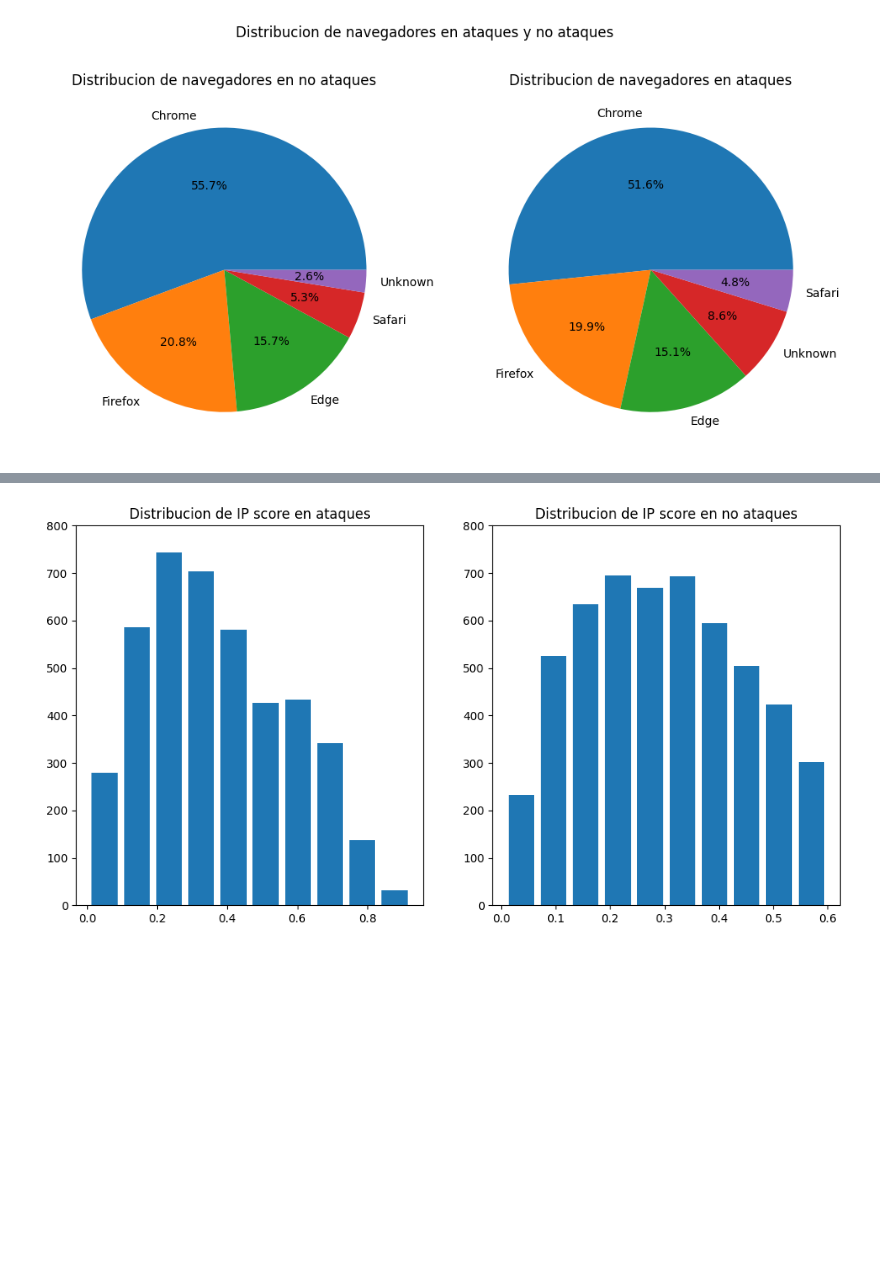
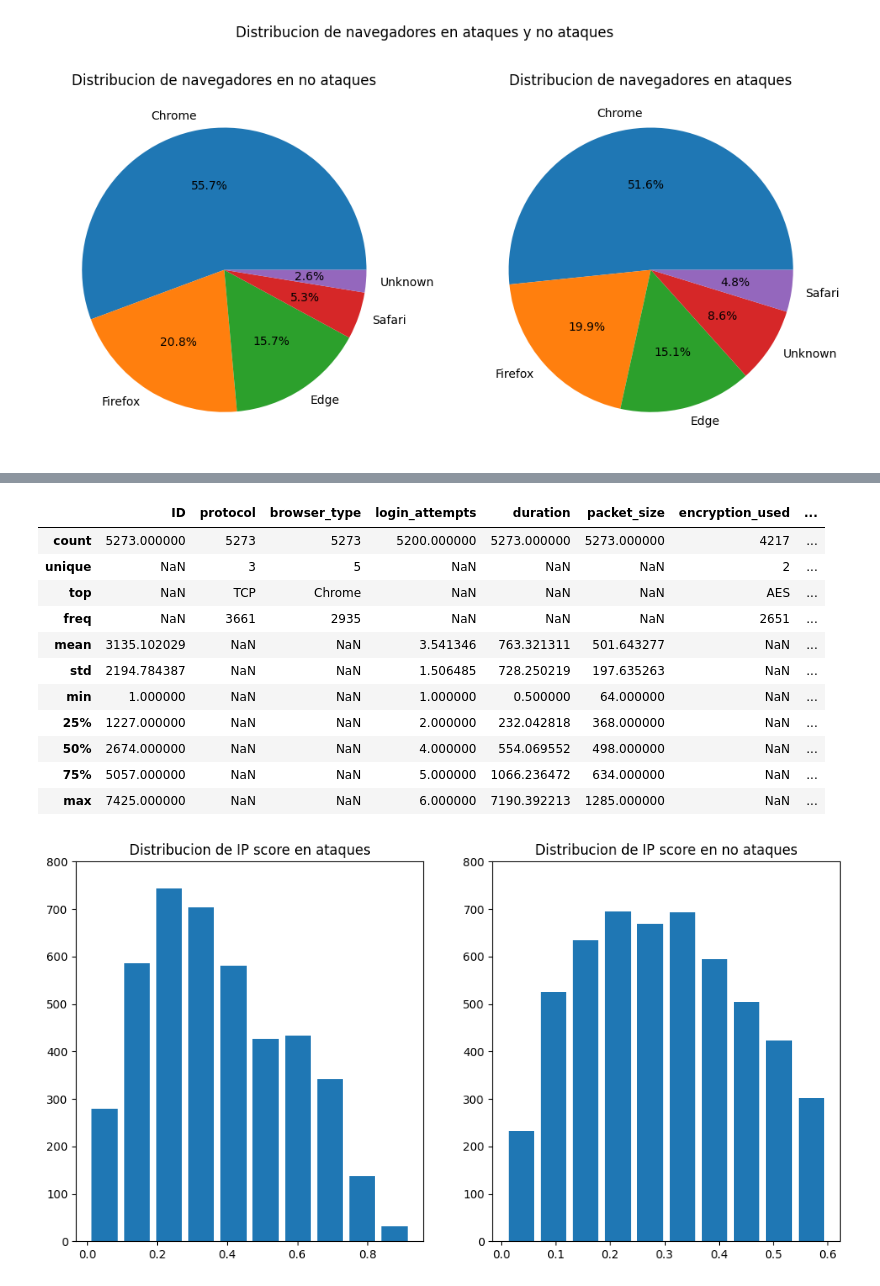
Before and after one commit to JeronimoMarg/tp_cienciaDeDatos, a Jupyter notebook: TP.ipynb, the cells around one changed output, grey strips where cells are left out. Cells and saved outputs as stored; diff of their text form; code cells hidden in the pictures; blank space fills up the shorter version.

```diff
--- a/TP.ipynb
+++ b/TP.ipynb
@@ -80,3 +96,18 @@ plt.show()
+# %%
+filtro_n_ataques.describe(include="all")
+# %% [output]
+|  | ID | protocol | browser_type | login_attempts | duration | packet_size | encryption_used | ... |
+| count | 5273.000000 | 5273 | 5273 | 5200.000000 | 5273.000000 | 5273.000000 | 4217 | ... |
+| unique | NaN | 3 | 5 | NaN | NaN | NaN | 2 | ... |
+| top | NaN | TCP | Chrome | NaN | NaN | NaN | AES | ... |
+| freq | NaN | 3661 | 2935 | NaN | NaN | NaN | 2651 | ... |
+| mean | 3135.102029 | NaN | NaN | 3.541346 | 763.321311 | 501.643277 | NaN | ... |
+| std | 2194.784387 | NaN | NaN | 1.506485 | 728.250219 | 197.635263 | NaN | ... |
+| min | 1.000000 | NaN | NaN | 1.000000 | 0.500000 | 64.000000 | NaN | ... |
+| 25% | 1227.000000 | NaN | NaN | 2.000000 | 232.042818 | 368.000000 | NaN | ... |
+| 50% | 2674.000000 | NaN | NaN | 4.000000 | 554.069552 | 498.000000 | NaN | ... |
+| 75% | 5057.000000 | NaN | NaN | 5.000000 | 1066.236472 | 634.000000 | NaN | ... |
+| max | 7425.000000 | NaN | NaN | 6.000000 | 7190.392213 | 1285.000000 | NaN | ... |
 # %%
 fig, ax = plt.subplots(1, 2, figsize=(12, 6))
 fig.suptitle('')
```
Also changed, not shown: parts of 3 cells of this notebook.
